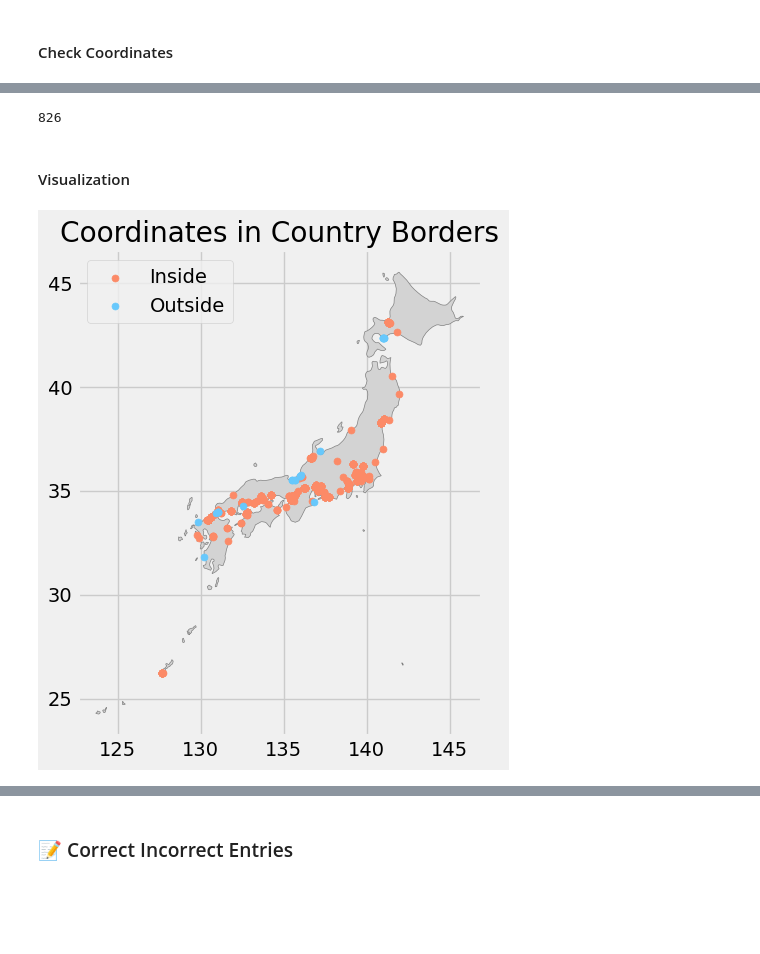
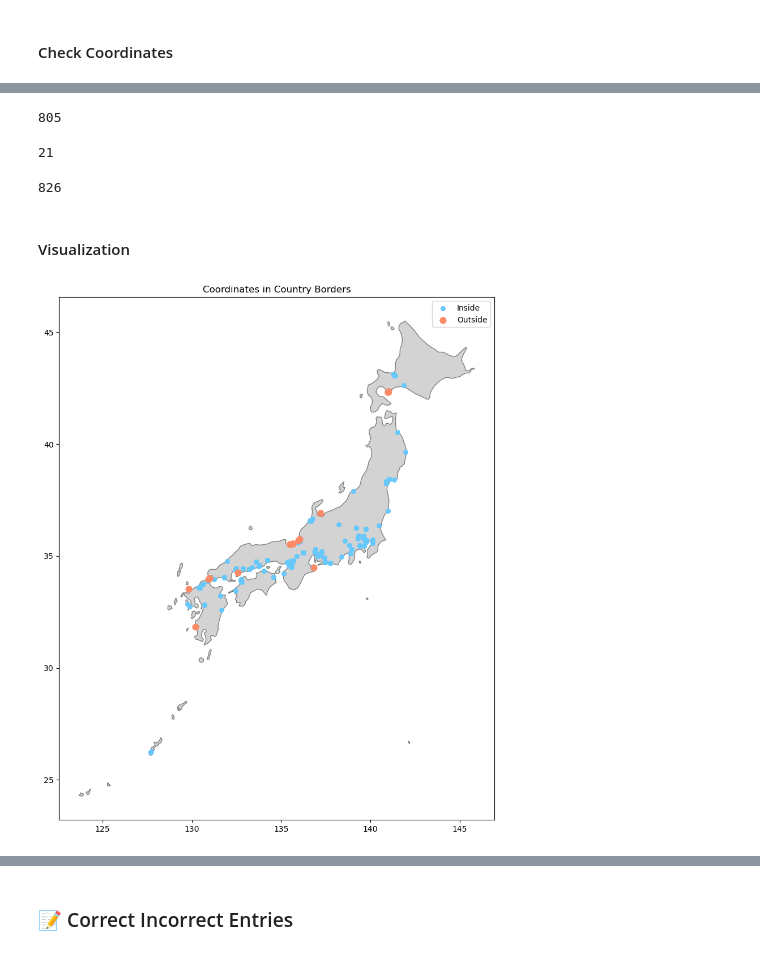
Before and after one commit to mitano-17/Nidec-Drives-Data-Cleaning, a Jupyter notebook: Dataset_C_3042-3879_Cleaner.ipynb, the cells around one changed output, grey strips where cells are left out. Cells and saved outputs as stored; diff of their text form; code cells hidden in the pictures; blank space fills up the shorter version.

```diff
--- a/Dataset_C_3042-3879_Cleaner.ipynb
+++ b/Dataset_C_3042-3879_Cleaner.ipynb
@@ -475,17 +499,25 @@ Points inside the country:
 # %%
-C_df_copy.shape[0]
+points_within.shape[0]
 # %% [output]
-826
+805
+# %%
+points_outside.shape[0]
+# %% [output]
+21
+# %%
+C_df.shape[0]
+# %% [output]
+826
 # %% [markdown]
 <h4>Visualization</h4>
 # %%
-fig, ax = plt.subplots(figsize=(10, 6))
+fig, ax = plt.subplots(figsize=(12, 12))
 country.plot(ax=ax, color='lightgrey', edgecolor='grey')
-points_within.plot(ax=ax, color='#fc8a67', markersize=25, label='Inside')
-geo_df[~geo_df.index.isin(points_within.index)].plot(ax=ax, color='#67c8fc', markersize=25, label='Outside')
+points_within.plot(ax=ax, color='#67c8fc', markersize=30, label='Inside')
+geo_df[~geo_df.index.isin(points_within.index)].plot(ax=ax, color='#fc8a67', markersize=60, label='Outside')
 
 plt.title("Coordinates in Country Borders")
 plt.legend()
 plt.show()
 # %% [output]
-[figure, old version]
+[figure, new version]
```
Also changed, not shown: parts of 13 cells of this notebook.
